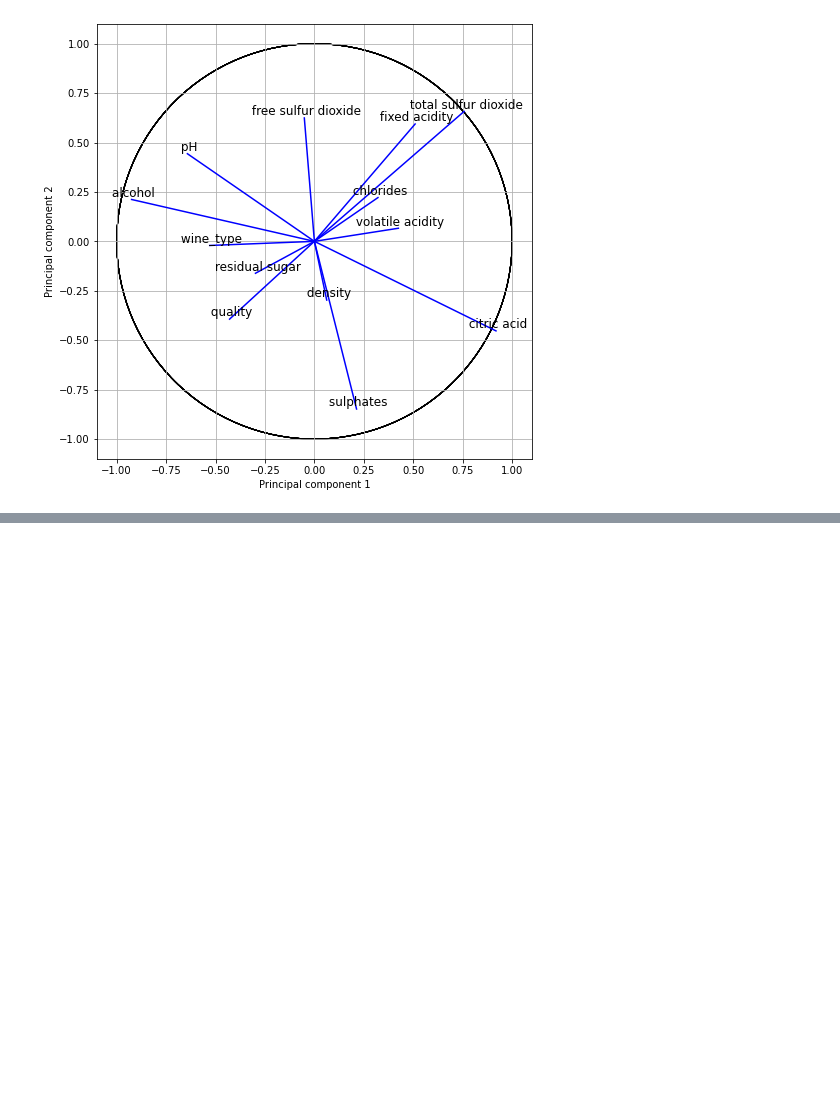
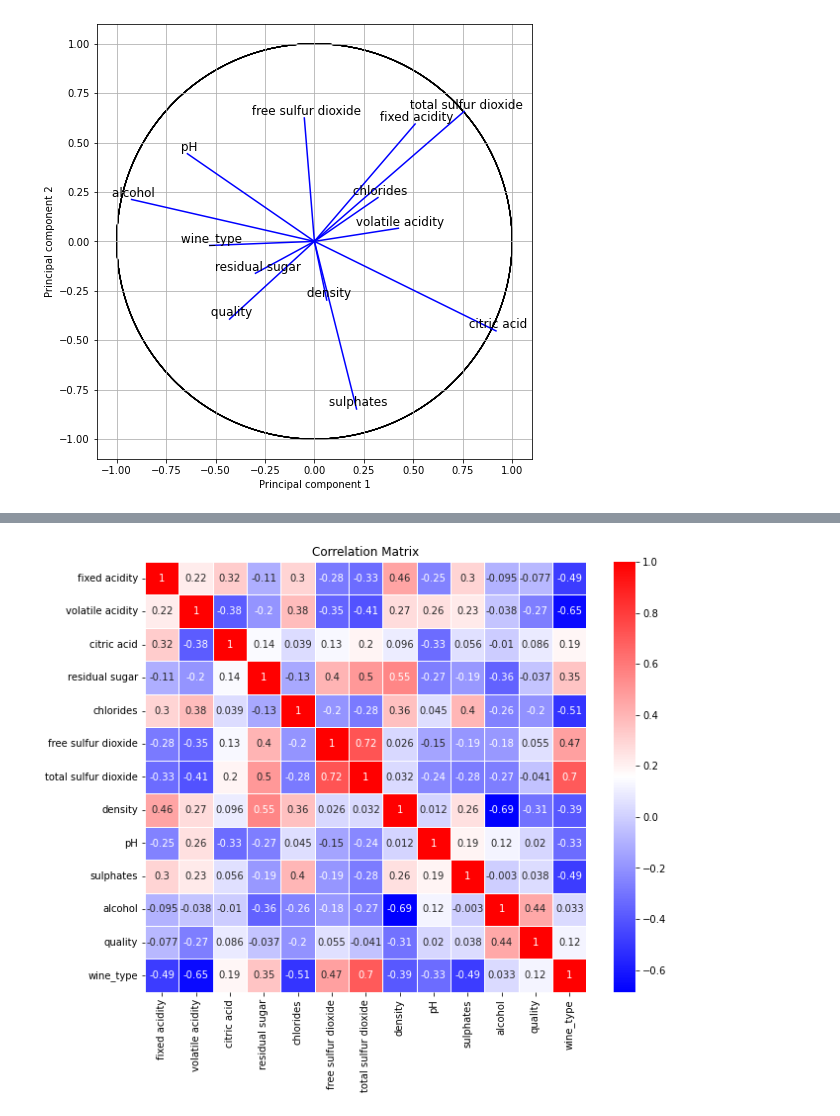
Before and after one commit to dmml-heriot-watt/group-coursework-dmml_cw, a Jupyter notebook: notebooks/FirstVisual.ipynb, the cells around one changed output, grey strips where cells are left out. Drawn from its saved outputs; the diff is of its cells as text; code cells hidden in the pictures; blank space fills up the shorter version.

```diff
--- a/notebooks/FirstVisual.ipynb
+++ b/notebooks/FirstVisual.ipynb
@@ -224,0 +229,2 @@ plt.show()
+# %%
+data = df.copy()
@@ -224,0 +236,8 @@ plt.show()
+# %%
+corr_matrix = data.corr()
+plt.figure(figsize=(10, 8))
+sns.heatmap(corr_matrix, annot=True, cmap='bwr', linewidths=0.5)
+plt.title('Correlation Matrix')
+plt.show()
+# %% [output]
+[figure, added]
```
Also changed, not shown: parts of 4 cells of this notebook, 1 other file.
